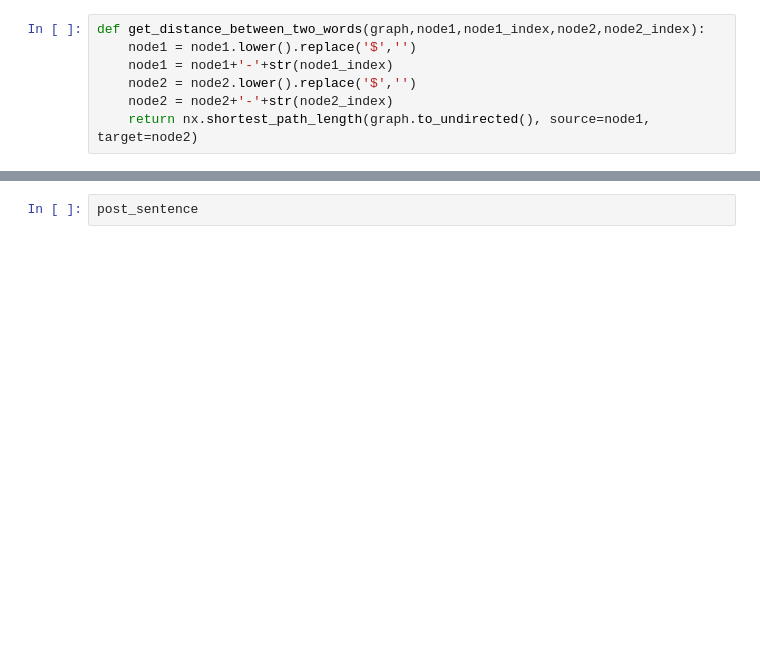
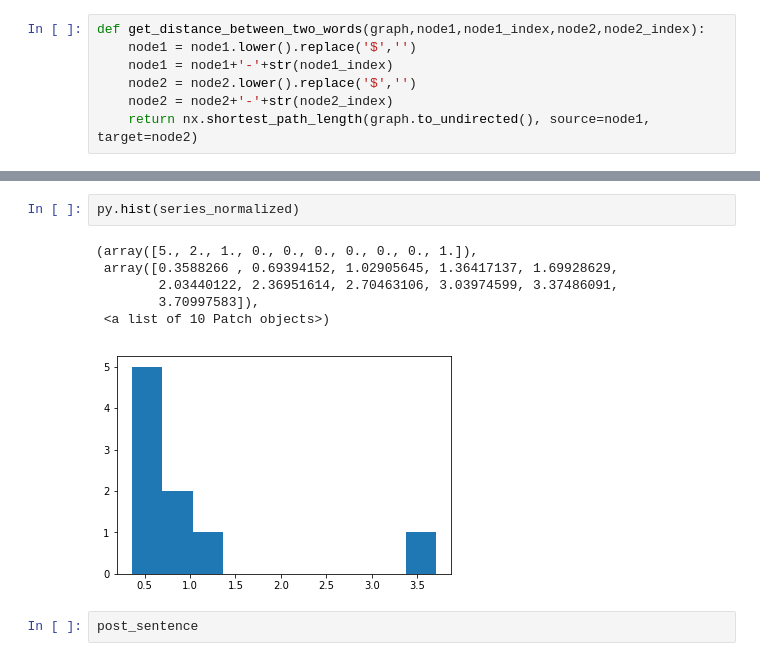
Before and after one commit to Hitkul/Aspect-Based-Sentiment-Analysis, a Jupyter notebook: Extracting_target.ipynb, the cells around one changed output, grey strips where cells are left out. Saved outputs shown, nothing was run; the diff lists cells and outputs as text; blank space fills up the shorter version.

```diff
--- a/Extracting_target.ipynb
+++ b/Extracting_target.ipynb
@@ -170,3 +197,12 @@ get_sentence_tokens_prob('Royal Mail chairman Donald Brydon set to step down')
+# %%
+py.hist(series_normalized)
+# %% [output]
+(array([5., 2., 1., 0., 0., 0., 0., 0., 0., 1.]),
+ array([0.3588266 , 0.69394152, 1.02905645, 1.36417137, 1.69928629,
+        2.03440122, 2.36951614, 2.70463106, 3.03974599, 3.37486091,
+        3.70997583]),
+ <a list of 10 Patch objects>)
+[figure, added]
 # %%
 post_sentence
 # %% [output]
```
Also changed, not shown: parts of 8 cells of this notebook.
